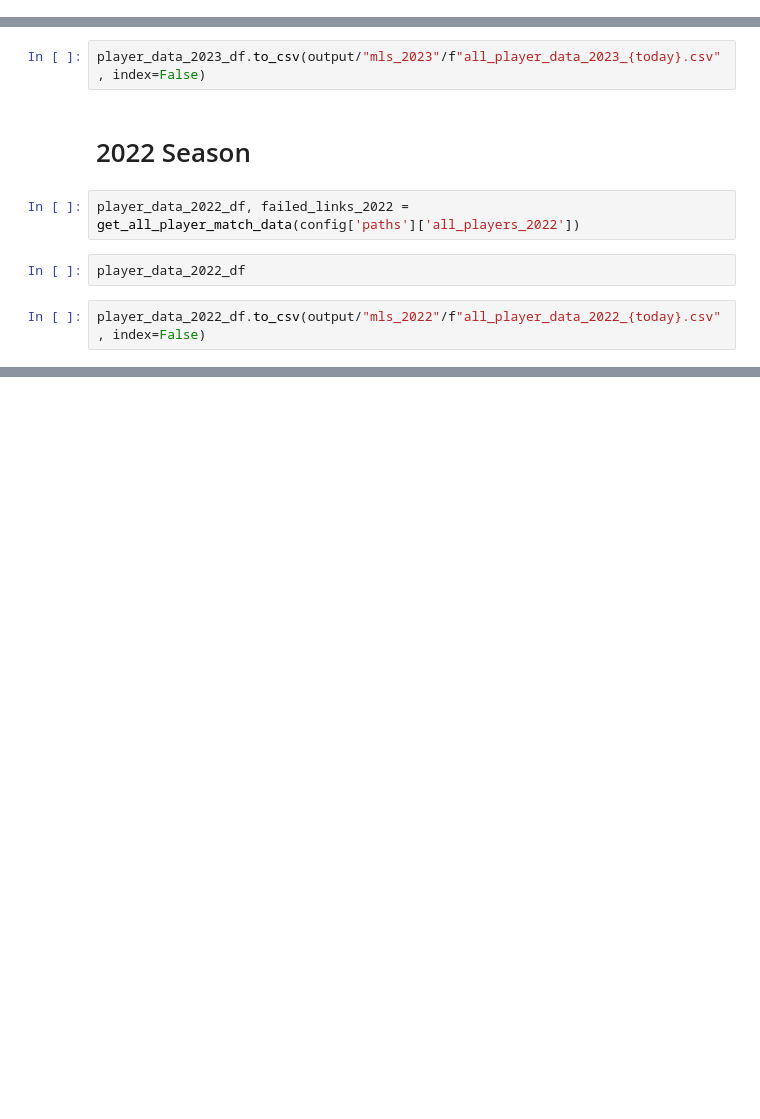
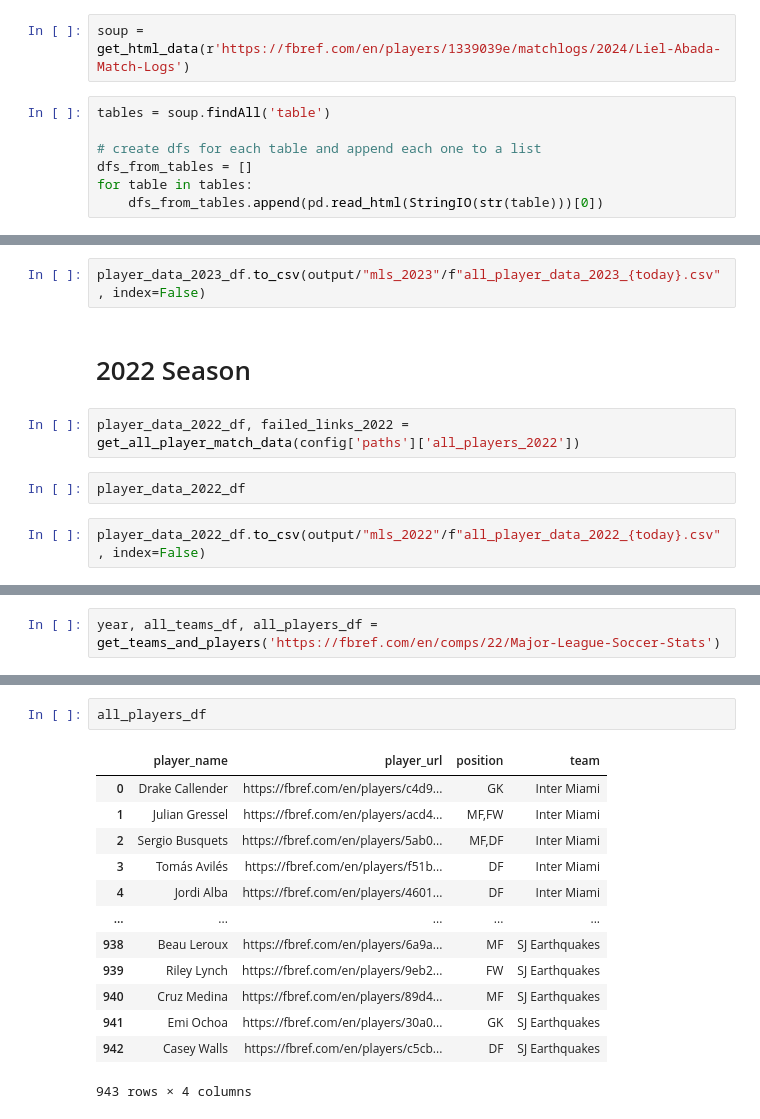
Before and after one commit to cmluna2913/FutbolMatchPrediction, a Jupyter notebook: notebooks/data_extraction.ipynb, the cells around one changed output, grey strips where cells are left out. Saved outputs shown, nothing was run; the diff lists cells and outputs as text; blank space fills up the shorter version.

Commit message:
automated team and player url extraction

```diff
--- a/notebooks/data_extraction.ipynb
+++ b/notebooks/data_extraction.ipynb
@@ -193,3 +193,12 @@ def get_player_data_df(url) -> pd.DataFrame:
     # player_df[0]['player'] = player_url
 
     return player_df[0]
+# %%
+soup = get_html_data(r'https://fbref.com/en/players/1339039e/matchlogs/2024/Liel-Abada-Match-Logs')
+# %%
+tables = soup.findAll('table')
+
+# create dfs for each table and append each one to a list
+dfs_from_tables = []
+for table in tables:
+    dfs_from_tables.append(pd.read_html(StringIO(str(table)))[0])
@@ -240,0 +407,2 @@ player_data_2022_df.to_csv(output/"mls_2022"/f"all_player_data_2022_{today}.csv"
+# %%
+year, all_teams_df, all_players_df = get_teams_and_players('https://fbref.com/en/comps/22/Major-League-Soccer-Stats')
@@ -240,0 +433,16 @@ player_data_2022_df.to_csv(output/"mls_2022"/f"all_player_data_2022_{today}.csv"
+# %%
+all_players_df
+# %% [output]
+|  | player_name | player_url | position | team |
+| 0 | Drake Callender | https://fbref.com/en/players/c4d9... | GK | Inter Miami |
+| 1 | Julian Gressel | https://fbref.com/en/players/acd4... | MF,FW | Inter Miami |
+| 2 | Sergio Busquets | https://fbref.com/en/players/5ab0... | MF,DF | Inter Miami |
+| 3 | Tomás Avilés | https://fbref.com/en/players/f51b... | DF | Inter Miami |
+| 4 | Jordi Alba | https://fbref.com/en/players/4601... | DF | Inter Miami |
+| ... | ... | ... | ... | ... |
+| 938 | Beau Leroux | https://fbref.com/en/players/6a9a... | MF | SJ Earthquakes |
+| 939 | Riley Lynch | https://fbref.com/en/players/9eb2... | FW | SJ Earthquakes |
+| 940 | Cruz Medina | https://fbref.com/en/players/89d4... | MF | SJ Earthquakes |
+| 941 | Emi Ochoa | https://fbref.com/en/players/30a0... | GK | SJ Earthquakes |
+| 942 | Casey Walls | https://fbref.com/en/players/c5cb... | DF | SJ Earthquakes |
+943 rows × 4 columns
```
Also changed, not shown: parts of 12 cells of this notebook.
